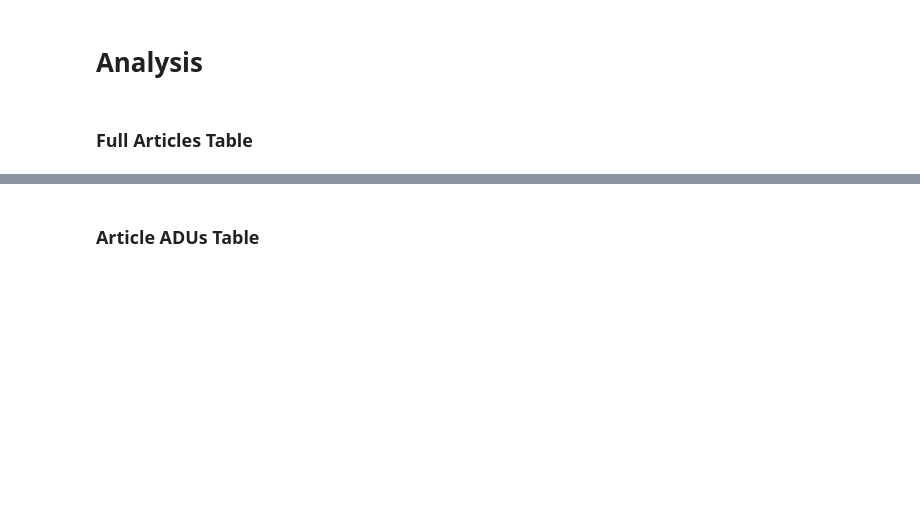
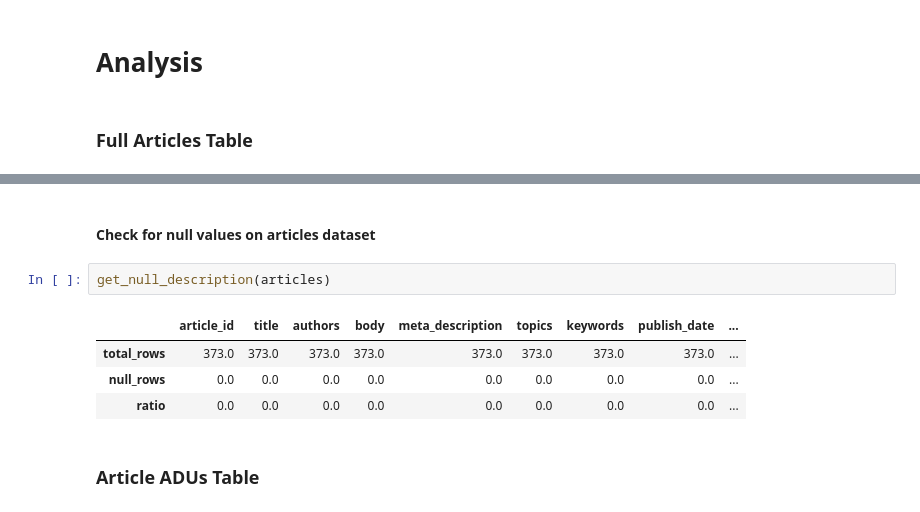
Before and after one commit to Telmooo/adu-classifier, a Jupyter notebook: src/analysis/analysis.ipynb, the cells around one changed output, grey strips where cells are left out. Drawn from its saved outputs; the diff is of its cells as text; blank space fills up the shorter version.

Commit message:
Added gitignore, report template and started basic analysis of dataset

```diff
--- a/src/analysis/analysis.ipynb
+++ b/src/analysis/analysis.ipynb
@@ -38,3 +53,12 @@ display(articles)
+# %% [markdown]
+#### Check for null values on articles dataset
+# %%
+get_null_description(articles)
+# %% [output]
+|  | article_id | title | authors | body | meta_description | topics | keywords | publish_date | ... |
+| total_rows | 373.0 | 373.0 | 373.0 | 373.0 | 373.0 | 373.0 | 373.0 | 373.0 | ... |
+| null_rows | 0.0 | 0.0 | 0.0 | 0.0 | 0.0 | 0.0 | 0.0 | 0.0 | ... |
+| ratio | 0.0 | 0.0 | 0.0 | 0.0 | 0.0 | 0.0 | 0.0 | 0.0 | ... |
 # %% [markdown]
 ### Article ADUs Table
 # %%
```
Also changed, not shown: parts of 9 cells of this notebook, 2 other files.
